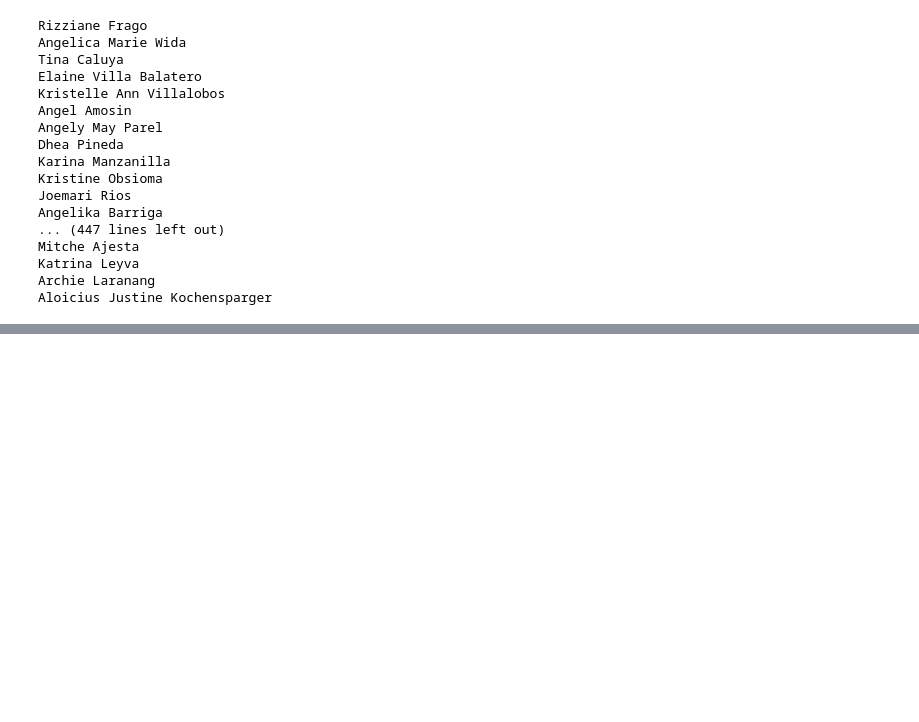
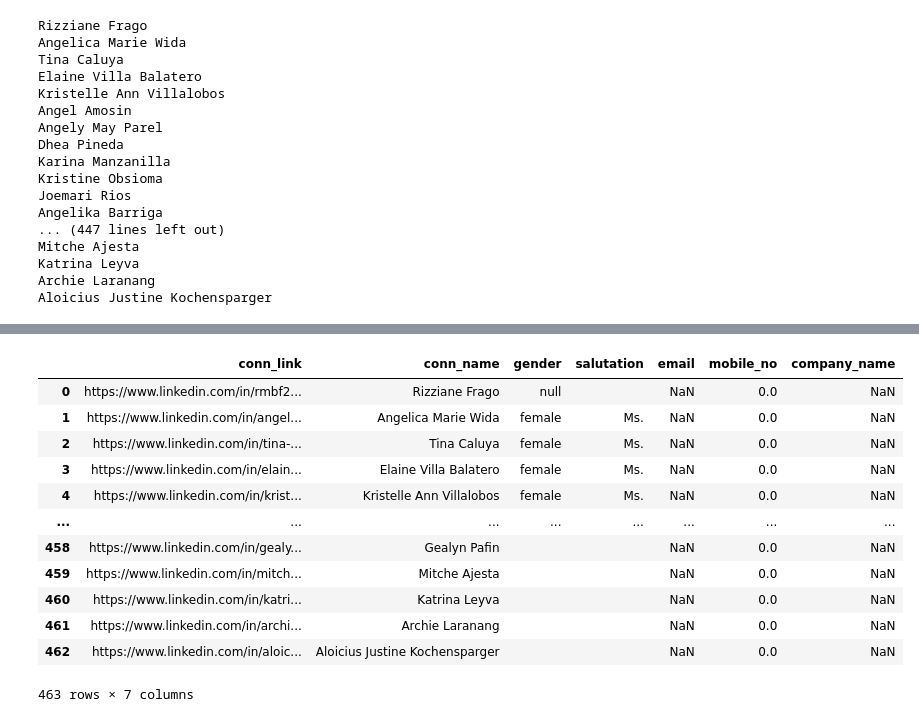
Before and after one commit to 08Aristodemus24/auto-job-app-sender, a Jupyter notebook: apps/preprocess_profile_names.ipynb, the cells around one changed output, grey strips where cells are left out. Drawn from its saved outputs; the diff is of its cells as text; code cells hidden in the pictures; blank space fills up the shorter version.

```diff
--- a/apps/preprocess_profile_names.ipynb
+++ b/apps/preprocess_profile_names.ipynb
@@ -77,4 +90,5 @@ Katrina Leyva
 Archie Laranang
 Aloicius Justine Kochensparger
 # %%
-# profiles_dump['gender'] = profiles_dump[['conn_name', 'gender']].apply(assign_gender, axis=1)
+gender_api_key = os.environ['GENDER_API_KEY']
+profiles_dump['gender'] = profiles_dump[['conn_name', 'gender']].apply(assign_gender, axis=1, args=(gender_api_key,))
@@ -81,2 +113,18 @@ Aloicius Justine Kochensparger
 # %%
-profiles_dump['salutation'] = profiles_dump['gender'].apply(lambda gender: 'Ms.' if gender == 'female' else 'Sir.')
+profiles_dump['salutation'] = profiles_dump['gender'].apply(lambda gender: 'Ms.' if gender == 'female' else 'Sir.' if gender == 'male' else '')
+# %%
+profiles_dump
+# %% [output]
+|  | conn_link | conn_name | gender | salutation | email | mobile_no | company_name |
+| 0 | https://www.linkedin.com/in/rmbf2... | Rizziane Frago | null |  | NaN | 0.0 | NaN |
+| 1 | https://www.linkedin.com/in/angel... | Angelica Marie Wida | female | Ms. | NaN | 0.0 | NaN |
+| 2 | https://www.linkedin.com/in/tina-... | Tina Caluya | female | Ms. | NaN | 0.0 | NaN |
+| 3 | https://www.linkedin.com/in/elain... | Elaine Villa Balatero | female | Ms. | NaN | 0.0 | NaN |
+| 4 | https://www.linkedin.com/in/krist... | Kristelle Ann Villalobos | female | Ms. | NaN | 0.0 | NaN |
+| ... | ... | ... | ... | ... | ... | ... | ... |
+| 458 | https://www.linkedin.com/in/gealy... | Gealyn Pafin |  |  | NaN | 0.0 | NaN |
+| 459 | https://www.linkedin.com/in/mitch... | Mitche Ajesta |  |  | NaN | 0.0 | NaN |
+| 460 | https://www.linkedin.com/in/katri... | Katrina Leyva |  |  | NaN | 0.0 | NaN |
+| 461 | https://www.linkedin.com/in/archi... | Archie Laranang |  |  | NaN | 0.0 | NaN |
+| 462 | https://www.linkedin.com/in/aloic... | Aloicius Justine Kochensparger |  |  | NaN | 0.0 | NaN |
+463 rows × 7 columns
```
Also changed, not shown: parts of 6 cells of this notebook, 3 other files.
